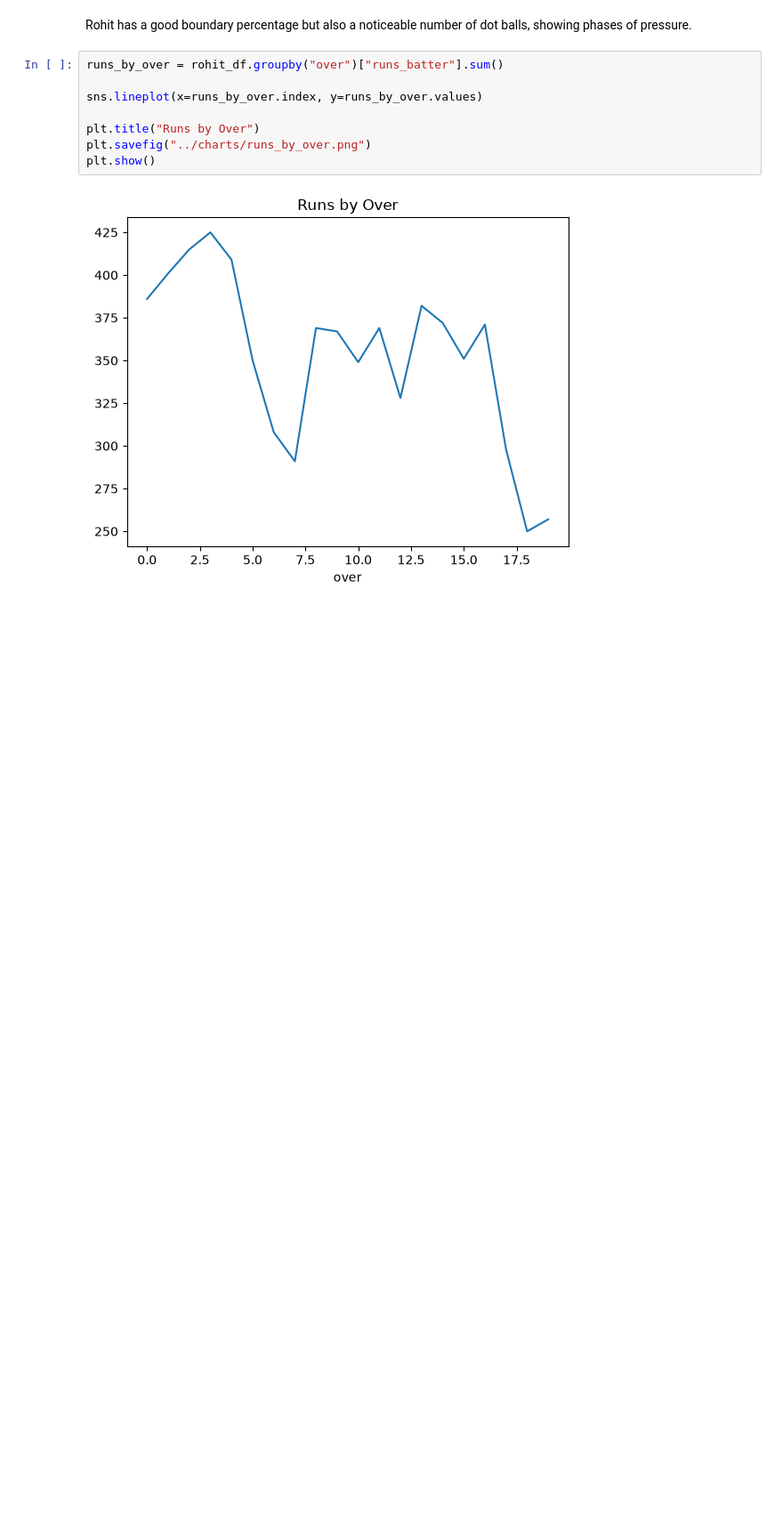
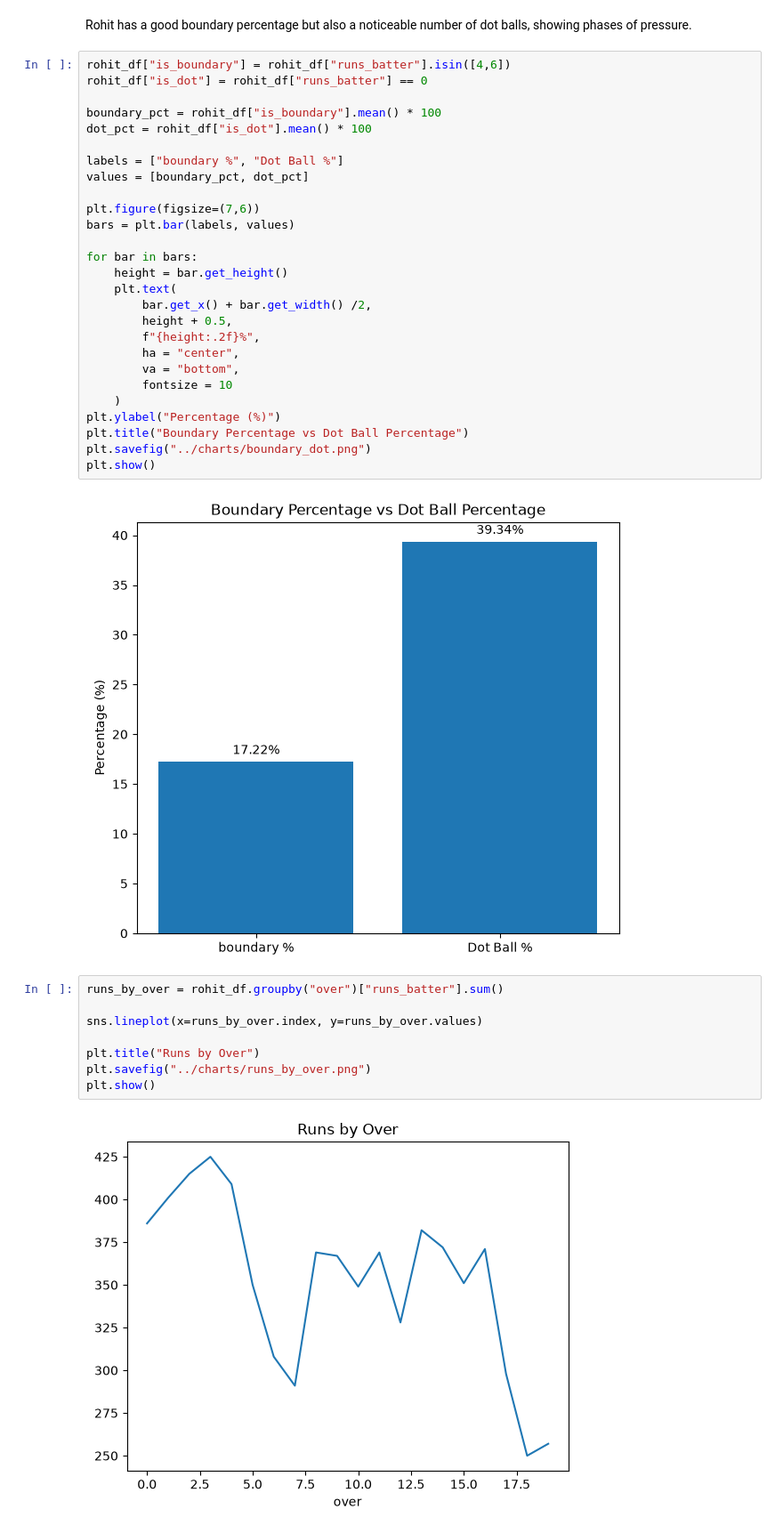
Before and after one commit to Sakshi-Mane/rohit-ipl-analysis, a Jupyter notebook: notebooks/rohit_analysis.ipynb, the cells around one changed output. Shown at 89% size. Cells and saved outputs as stored; diff of their text form; blank space fills up the shorter version.

```diff
--- a/notebooks/rohit_analysis.ipynb
+++ b/notebooks/rohit_analysis.ipynb
@@ -107,5 +110,34 @@ plt.show()
 # %% [markdown]
 Rohit has a good boundary percentage but also a noticeable number of dot balls, showing phases of pressure.
+# %%
+rohit_df["is_boundary"] = rohit_df["runs_batter"].isin([4,6])
+rohit_df["is_dot"] = rohit_df["runs_batter"] == 0
+
+boundary_pct = rohit_df["is_boundary"].mean() * 100
+dot_pct = rohit_df["is_dot"].mean() * 100
+
+labels = ["boundary %", "Dot Ball %"]
+values = [boundary_pct, dot_pct]
+
+plt.figure(figsize=(7,6))
+bars = plt.bar(labels, values)
+
+for bar in bars:
+    height = bar.get_height()
+    plt.text(
+        bar.get_x() + bar.get_width() /2,
+        height + 0.5,
+        f"{height:.2f}%",
+        ha = "center",
+        va = "bottom",
+        fontsize = 10
+    )
+plt.ylabel("Percentage (%)")
+plt.title("Boundary Percentage vs Dot Ball Percentage")
+plt.savefig("../charts/boundary_dot.png")
+plt.show()
+# %% [output]
+[figure, added]
 # %%
 runs_by_over = rohit_df.groupby("over")["runs_batter"].sum()
 
```
Also changed, not shown: parts of 3 cells of this notebook, 1 other file.
